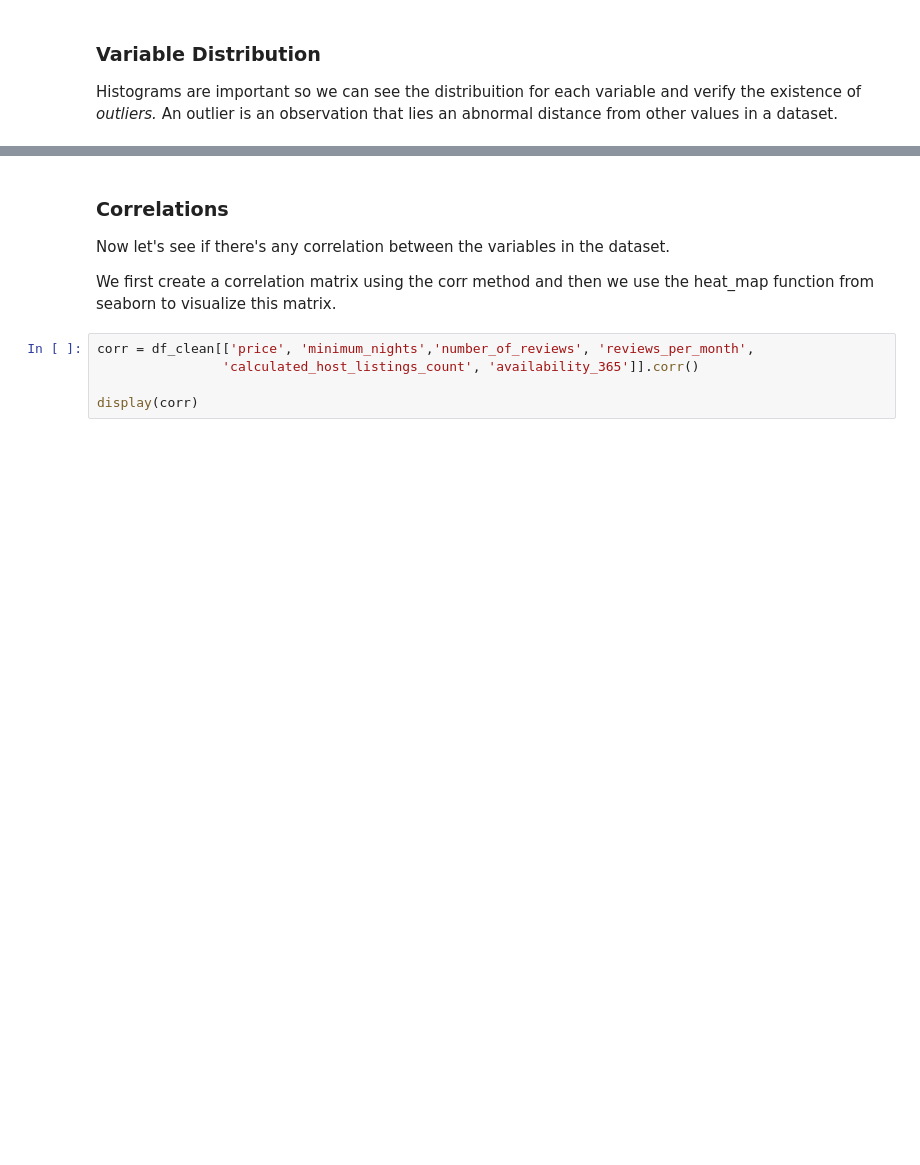
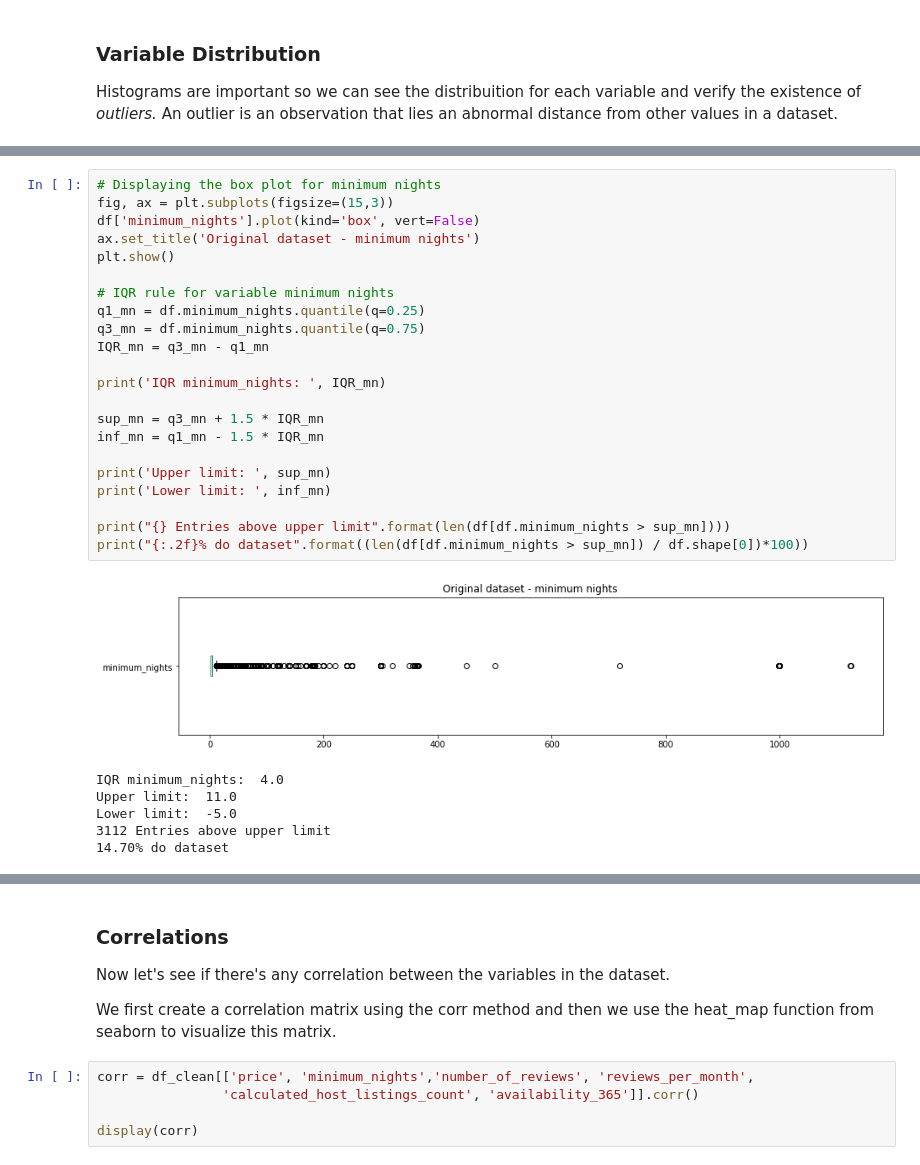
Before and after one commit to brunacmendes/data_science, a Jupyter notebook: AirBnB_Listings_Data_Analysis_Toronto.ipynb, the cells around one changed output, grey strips where cells are left out. Cells and saved outputs as stored; diff of their text form; blank space fills up the shorter version.

```diff
--- a/AirBnB_Listings_Data_Analysis_Toronto.ipynb
+++ b/AirBnB_Listings_Data_Analysis_Toronto.ipynb
@@ -264 +280,30 @@ Values over 30 nights:
+# %%
+# Displaying the box plot for minimum nights
+fig, ax = plt.subplots(figsize=(15,3))
+df['minimum_nights'].plot(kind='box', vert=False)
+ax.set_title('Original dataset - minimum nights')
+plt.show()
+
+# IQR rule for variable minimum nights
+q1_mn = df.minimum_nights.quantile(q=0.25)
+q3_mn = df.minimum_nights.quantile(q=0.75)
+IQR_mn = q3_mn - q1_mn
+
+print('IQR minimum_nights: ', IQR_mn)
+
+sup_mn = q3_mn + 1.5 * IQR_mn
+inf_mn = q1_mn - 1.5 * IQR_mn
+
+print('Upper limit: ', sup_mn)
+print('Lower limit: ', inf_mn)
+
+print("{} Entries above upper limit".format(len(df[df.minimum_nights > sup_mn])))
+print("{:.2f}% do dataset".format((len(df[df.minimum_nights > sup_mn]) / df.shape[0])*100))
+# %% [output]
+[figure, added]
+IQR minimum_nights:  4.0
+Upper limit:  11.0
+Lower limit:  -5.0
+3112 Entries above upper limit
+14.70% do dataset
 # %% [markdown]
```
Also changed, not shown: parts of 11 cells of this notebook.
